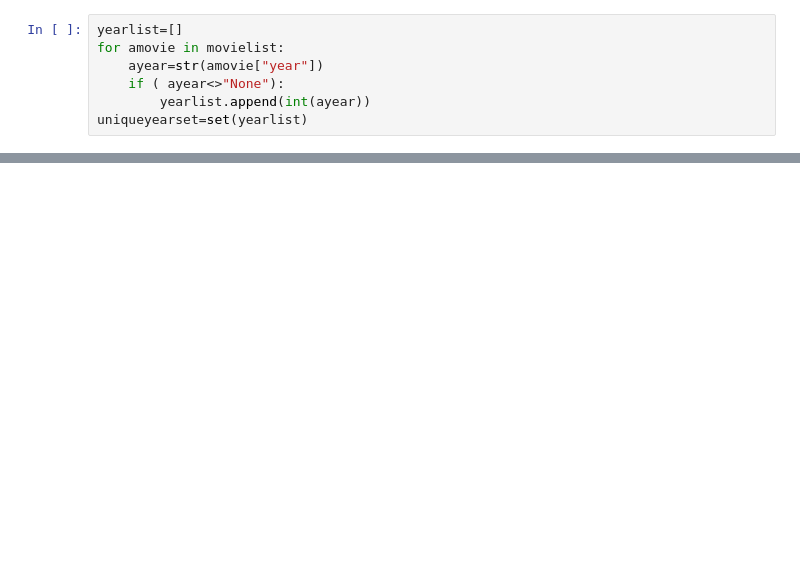
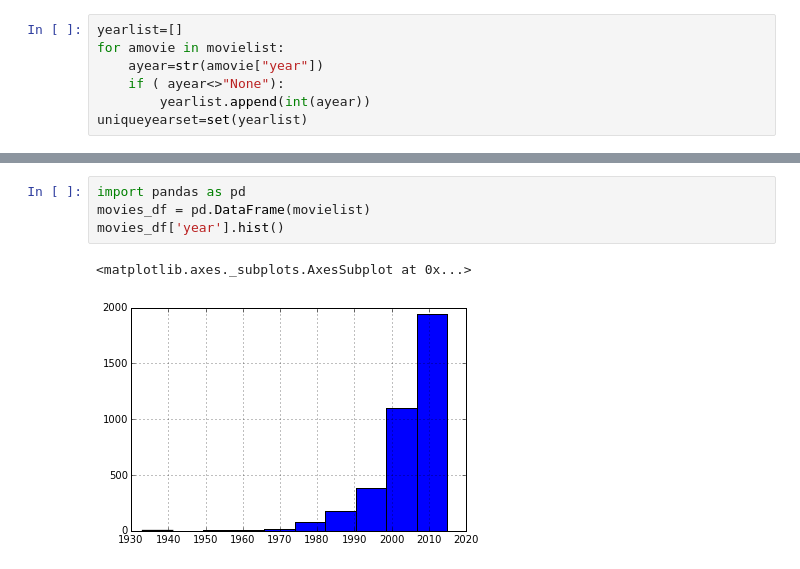
Before and after one commit to yuriyvar/Lions, a Jupyter notebook: project_1/Day2_Notebook.ipynb, the cells around one changed output, grey strips where cells are left out. Saved outputs shown, nothing was run; the diff lists cells and outputs as text; blank space fills up the shorter version.

```diff
--- a/project_1/Day2_Notebook.ipynb
+++ b/project_1/Day2_Notebook.ipynb
@@ -54,0 +67,7 @@ plt.hist(myyearcountlist)
+# %%
+import pandas as pd
+movies_df = pd.DataFrame(movielist)
+movies_df['year'].hist()
+# %% [output]
+<matplotlib.axes._subplots.AxesSubplot at 0x...>
+[figure, added]
```
Also changed, not shown: parts of 13 cells of this notebook.
